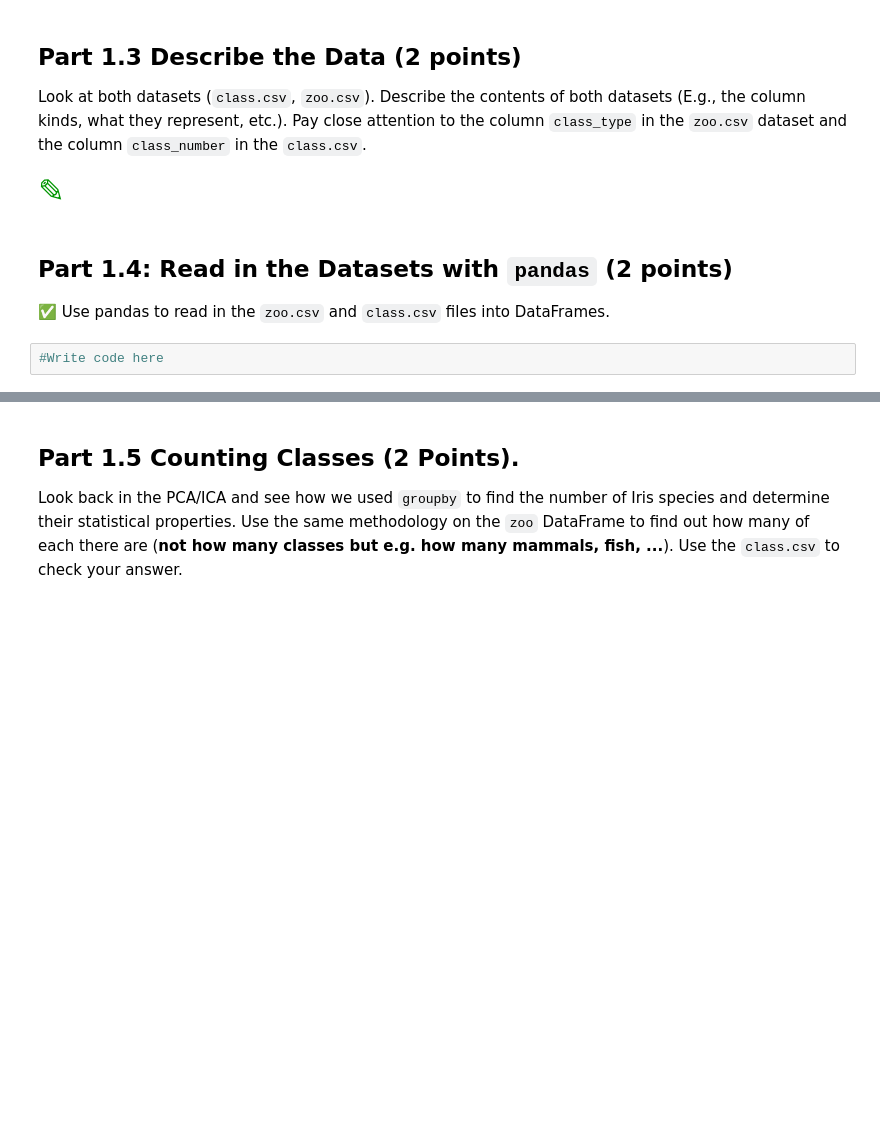
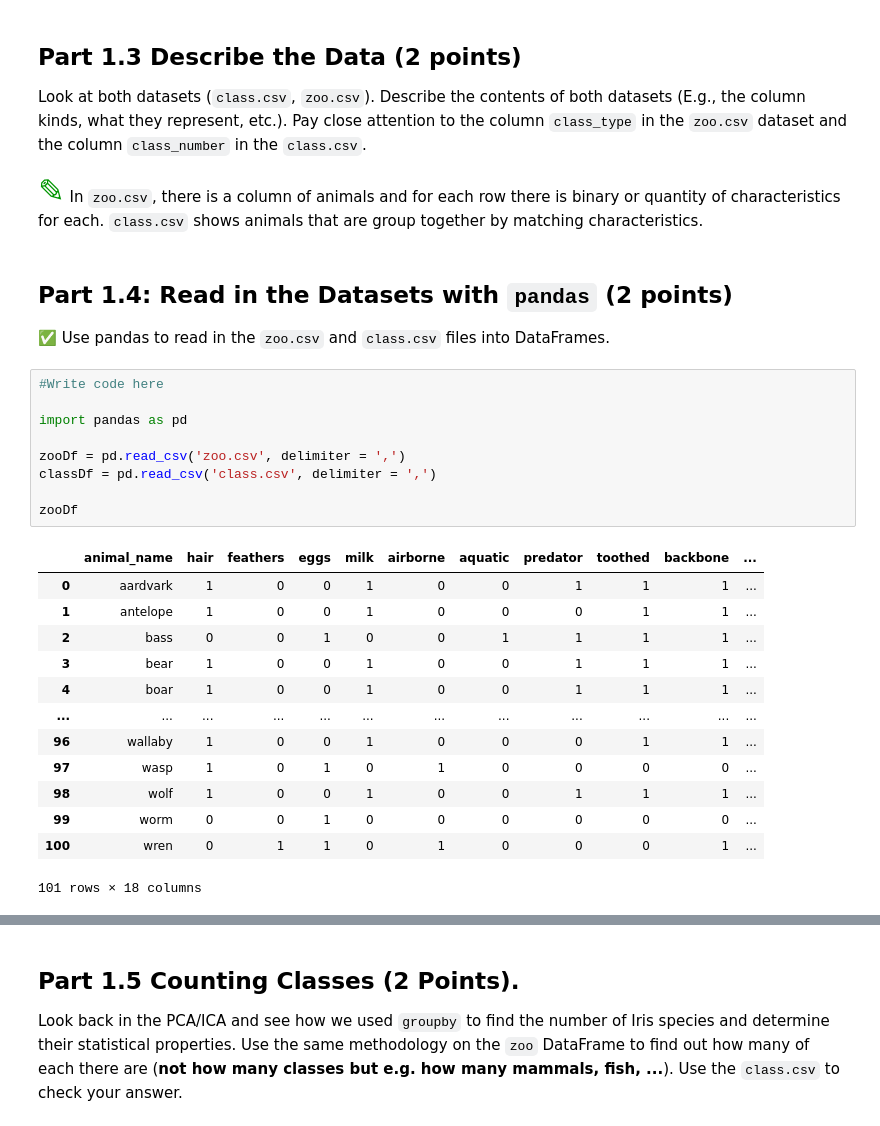
Before and after one commit to ABorbe/CMSE202-s23-turnin, a Jupyter notebook: hw-02/HW-02_PandasAndObjects-STUDENT.ipynb, the cells around one changed output, grey strips where cells are left out. Cells and saved outputs as stored; diff of their text form; blank space fills up the shorter version.

```diff
--- a/hw-02/HW-02_PandasAndObjects-STUDENT.ipynb
+++ b/hw-02/HW-02_PandasAndObjects-STUDENT.ipynb
@@ -76,10 +86,31 @@ Open a terminal and use the **commandline** to view the datasets with the tools
 
 Look at both datasets (`class.csv`, `zoo.csv`). Describe the contents of both datasets (E.g., the column kinds, what they represent, etc.). Pay close attention to the column `class_type` in the `zoo.csv` dataset and the column `class_number` in the `class.csv`.
 # %% [markdown]
-<font size=6 color="#009600">&#9998;</font>
+<font size=6 color="#009600">&#9998;</font> In `zoo.csv`, there is a column of animals and for each row there is binary or quantity of characteristics for each. `class.csv` shows animals that are group together by matching characteristics.
 # %% [markdown]
 ## Part 1.4: Read in the Datasets with `pandas` (2 points)
 
 &#9989; Use pandas to read in the `zoo.csv` and `class.csv` files into DataFrames.
 # %%
 #Write code here
+
+import pandas as pd
+
+zooDf = pd.read_csv('zoo.csv', delimiter = ',')
+classDf = pd.read_csv('class.csv', delimiter = ',')
+
+zooDf
+# %% [output]
+|  | animal_name | hair | feathers | eggs | milk | airborne | aquatic | predator | toothed | backbone | ... |
+| 0 | aardvark | 1 | 0 | 0 | 1 | 0 | 0 | 1 | 1 | 1 | ... |
+| 1 | antelope | 1 | 0 | 0 | 1 | 0 | 0 | 0 | 1 | 1 | ... |
+| 2 | bass | 0 | 0 | 1 | 0 | 0 | 1 | 1 | 1 | 1 | ... |
+| 3 | bear | 1 | 0 | 0 | 1 | 0 | 0 | 1 | 1 | 1 | ... |
+| 4 | boar | 1 | 0 | 0 | 1 | 0 | 0 | 1 | 1 | 1 | ... |
+| ... | ... | ... | ... | ... | ... | ... | ... | ... | ... | ... | ... |
+| 96 | wallaby | 1 | 0 | 0 | 1 | 0 | 0 | 0 | 1 | 1 | ... |
+| 97 | wasp | 1 | 0 | 1 | 0 | 1 | 0 | 0 | 0 | 0 | ... |
+| 98 | wolf | 1 | 0 | 0 | 1 | 0 | 0 | 1 | 1 | 1 | ... |
+| 99 | worm | 0 | 0 | 1 | 0 | 0 | 0 | 0 | 0 | 0 | ... |
+| 100 | wren | 0 | 1 | 1 | 0 | 1 | 0 | 0 | 0 | 1 | ... |
+101 rows × 18 columns
```
Also changed, not shown: parts of 7 cells of this notebook.
